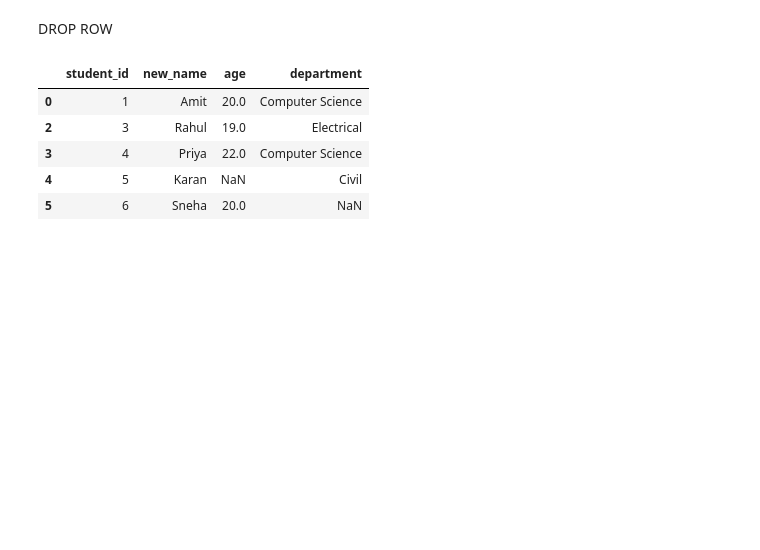
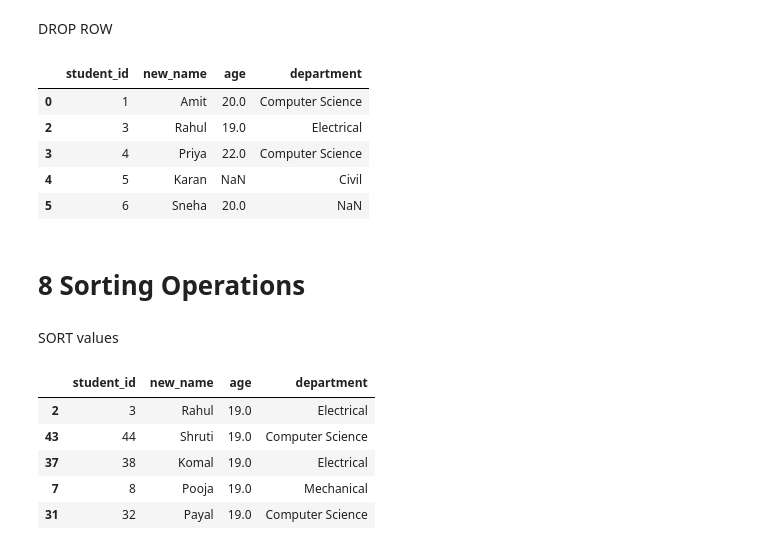
Before and after one commit to layappa/pandas-for-data-analysis, a Jupyter notebook: complete_pandas_operations.ipynb, the cells around one changed output. Cells and saved outputs as stored; diff of their text form; code cells hidden in the pictures; blank space fills up the shorter version.

Commit message:
add  Sorting Operations

```diff
--- a/complete_pandas_operations.ipynb
+++ b/complete_pandas_operations.ipynb
@@ -239,3 +239,16 @@ student_data.drop(1).head()
 | 3 | 4 | Priya | 22.0 | Computer Science |
 | 4 | 5 | Karan | NaN | Civil |
 | 5 | 6 | Sneha | 20.0 | NaN |
+# %% [markdown]
+ # 8 Sorting Operations
+# %% [markdown]
+SORT values
+# %%
+student_data.sort_values("age").head(5)
+# %% [output]
+|  | student_id | new_name | age | department |
+| 2 | 3 | Rahul | 19.0 | Electrical |
+| 43 | 44 | Shruti | 19.0 | Computer Science |
+| 37 | 38 | Komal | 19.0 | Electrical |
+| 7 | 8 | Pooja | 19.0 | Mechanical |
+| 31 | 32 | Payal | 19.0 | Computer Science |
```
Also changed, not shown: parts of 1 cell of this notebook.
